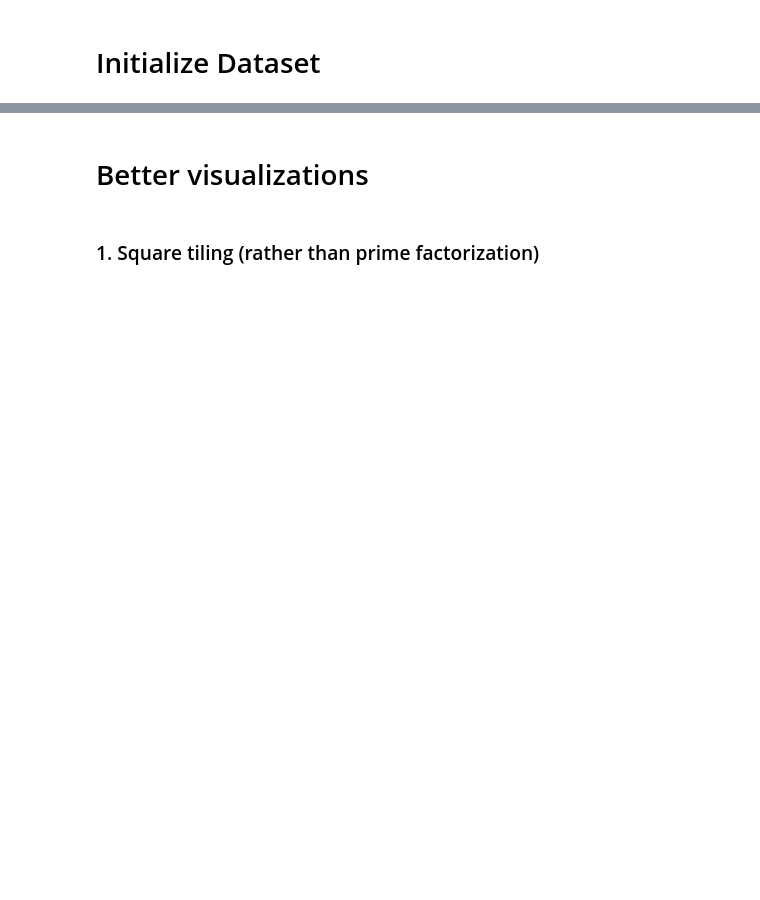
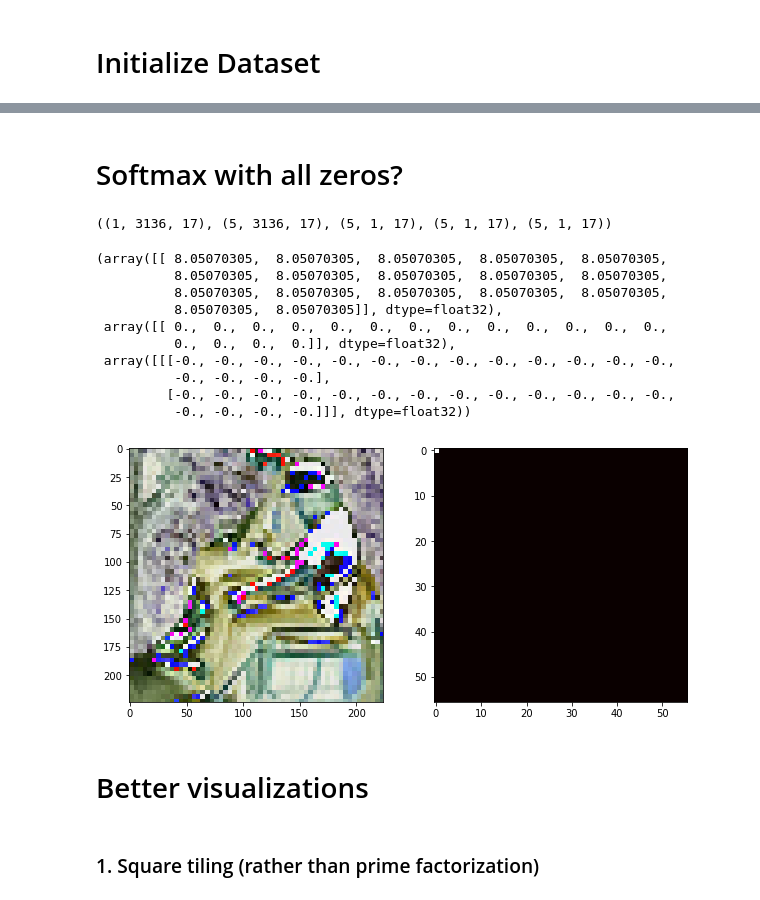
Before and after one commit to gyw0228/MegaNet, a Jupyter notebook: notebooks/KyleNet.ipynb, the cells around one changed output, grey strips where cells are left out. Cells and saved outputs as stored; diff of their text form; code cells hidden in the pictures; blank space fills up the shorter version.

```diff
--- a/notebooks/KyleNet.ipynb
+++ b/notebooks/KyleNet.ipynb
@@ -285,0 +282,49 @@ done
+# %% [markdown]
+# Softmax with all zeros?
+# %%
+sess = tf.InteractiveSession()
+sess.run(train_init_op)
+I,M,KPM,KP,L = sess.run([images, masks, kpt_masks, pts, labels])
+# %%
+prediction_maps = tf.ones_like(kpt_masks)
+# prediction_maps = tf.random_normal(kpt_masks[0].shape)
+# prediction_maps = kpt_masks[0]
+
+keypoint_masks = kpt_masks
+
+map_shape = prediction_maps.shape.as_list()
+flat_shape = (-1,1,map_shape[1]*map_shape[2],map_shape[3])
+pred_flat = tf.reshape(prediction_maps, flat_shape)
+masks_flat = tf.reshape(keypoint_masks, flat_shape)
+# softmax over dimension 1
+losses1 = tf.nn.softmax_cross_entropy_with_logits(labels=masks_flat,logits=pred_flat,dim=0)
+losses2 = tf.nn.softmax_cross_entropy_with_logits(labels=masks_flat,logits=pred_flat,dim=1)
+losses3 = tf.nn.softmax_cross_entropy_with_logits(labels=masks_flat,logits=pred_flat,dim=2)
+labels = tf.reshape(labels,[-1,1,17])
+losses = tf.multiply(losses3,labels) # set loss to zero for invalid keypoints (labels=0)
+# %%
+sess.run(train_init_op)
+L1, L2, L3, LA, L, I, KPM, P = sess.run([losses1, losses2, losses3, labels, losses, images, kpt_masks, pts])
+# %%
+L1.shape, L2.shape, L3.shape, LA.shape, L.shape
+# %% [output]
+((1, 3136, 17), (5, 3136, 17), (5, 1, 17), (5, 1, 17), (5, 1, 17))
+# %%
+i = 1
+plt.subplot(1,2,1)
+plt.imshow(I[i])
+plt.subplot(1,2,2)
+plt.imshow(np.sum(KPM[i],axis=2)*255,cmap="hot")
+L3[i],L[i],P[i]
+# %% [output]
+(array([[ 8.05070305,  8.05070305,  8.05070305,  8.05070305,  8.05070305,
+          8.05070305,  8.05070305,  8.05070305,  8.05070305,  8.05070305,
+          8.05070305,  8.05070305,  8.05070305,  8.05070305,  8.05070305,
+          8.05070305,  8.05070305]], dtype=float32),
+ array([[ 0.,  0.,  0.,  0.,  0.,  0.,  0.,  0.,  0.,  0.,  0.,  0.,  0.,
+          0.,  0.,  0.,  0.]], dtype=float32),
+ array([[[-0., -0., -0., -0., -0., -0., -0., -0., -0., -0., -0., -0., -0.,
+          -0., -0., -0., -0.],
+         [-0., -0., -0., -0., -0., -0., -0., -0., -0., -0., -0., -0., -0.,
+          -0., -0., -0., -0.]]], dtype=float32))
+[figure, added]
```
Also changed, not shown: parts of 13 cells of this notebook, 2 other files.
